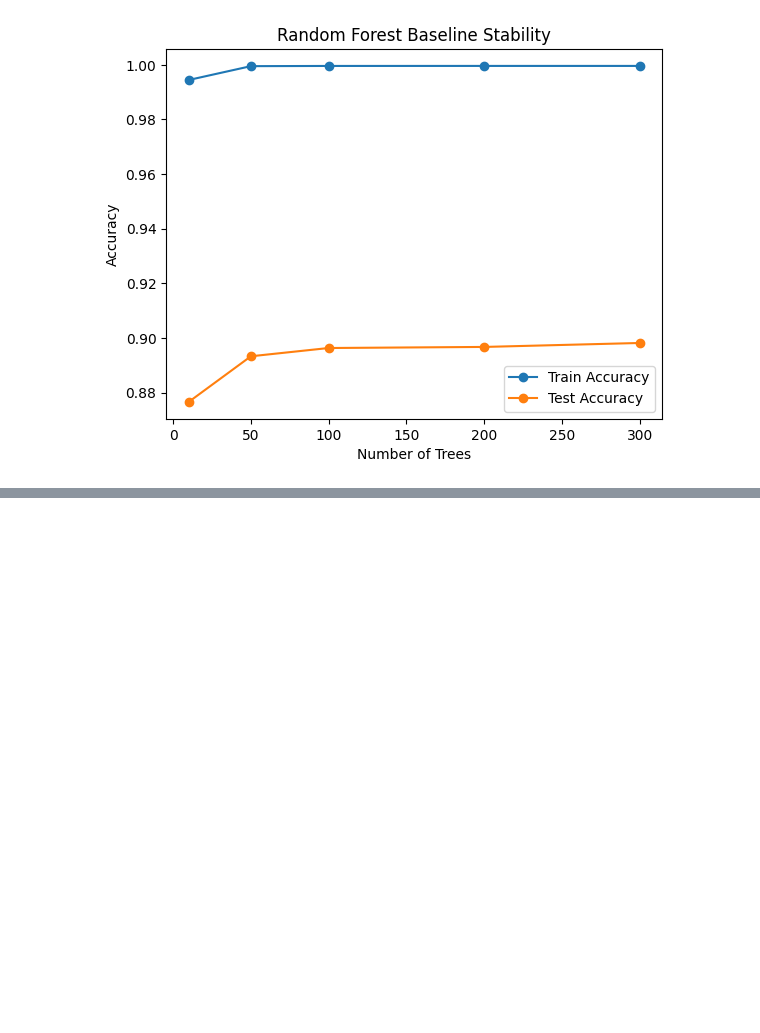
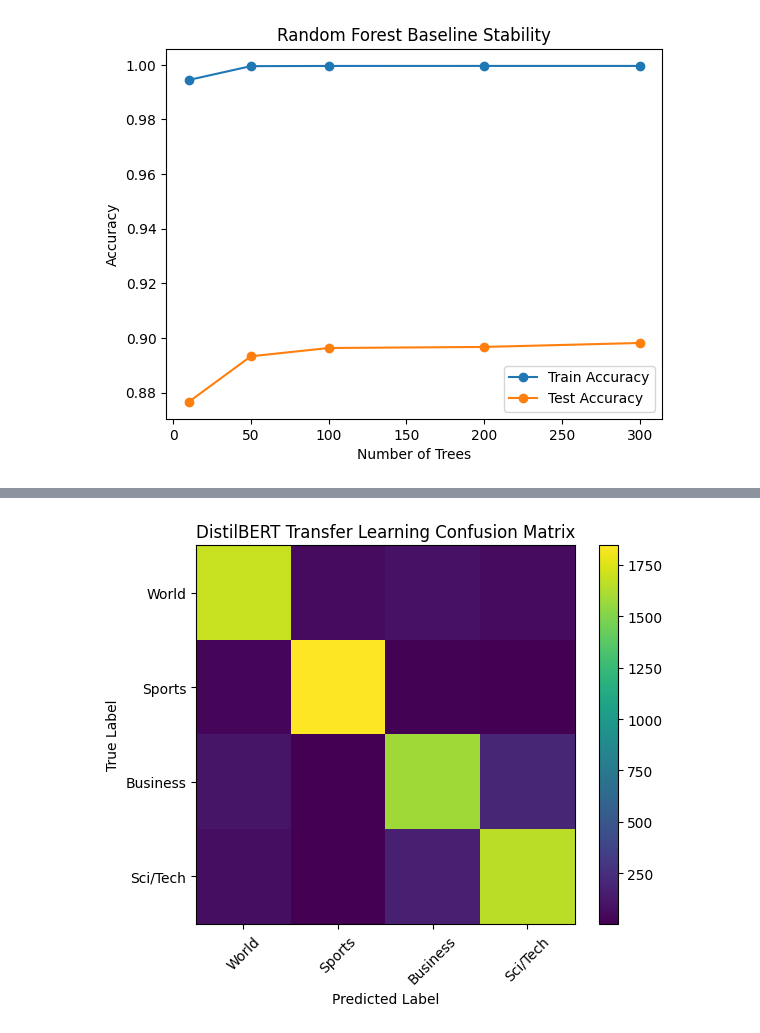
Before and after one commit to SamSkanse/Transfer-Learning-Transformers-Lab, a Jupyter notebook: transfer_transformer_lab.ipynb, the cells around one changed output, grey strips where cells are left out. Saved outputs shown, nothing was run; the diff lists cells and outputs as text; code cells hidden in the pictures; blank space fills up the shorter version.

```diff
--- a/transfer_transformer_lab.ipynb
+++ b/transfer_transformer_lab.ipynb
@@ -623,0 +1086,20 @@ plt.show()
+# %%
+num_epochs = 8
+
+train_losses = []
+train_accuracies = []
+test_losses = []
+test_accuracies = []
+
+for epoch in range(num_epochs):
+    train_loss, train_acc = train_one_epoch(model, train_loader, optimizer, criterion, device)
+    test_loss, test_acc, y_true, y_pred = evaluate(model, test_loader, criterion, device)
+
+    train_losses.append(train_loss)
+    train_accuracies.append(train_acc)
+    test_losses.append(test_loss)
+    test_accuracies.append(test_acc)
+
+    print(f"Epoch {epoch+1}/{num_epochs}")
+    print(f"  Train Loss: {train_loss:.4f} | Train Acc: {train_acc:.4f}")
+    print(f"  Test  Loss: {test_loss:.4f} | Test  Acc: {test_acc:.4f}")
@@ -623,0 +1139,19 @@ plt.show()
+# %%
+cm = confusion_matrix(y_true, y_pred)
+
+plt.figure(figsize=(6, 5))
+plt.imshow(cm, interpolation="nearest")
+plt.title("DistilBERT Transfer Learning Confusion Matrix")
+plt.colorbar()
+
+class_names = ["World", "Sports", "Business", "Sci/Tech"]
+tick_marks = np.arange(len(class_names))
+plt.xticks(tick_marks, class_names, rotation=45)
+plt.yticks(tick_marks, class_names)
+
+plt.xlabel("Predicted Label")
+plt.ylabel("True Label")
+plt.tight_layout()
+plt.show()
+# %% [output]
+[figure, added]
```
Also changed, not shown: parts of 35 cells of this notebook.
